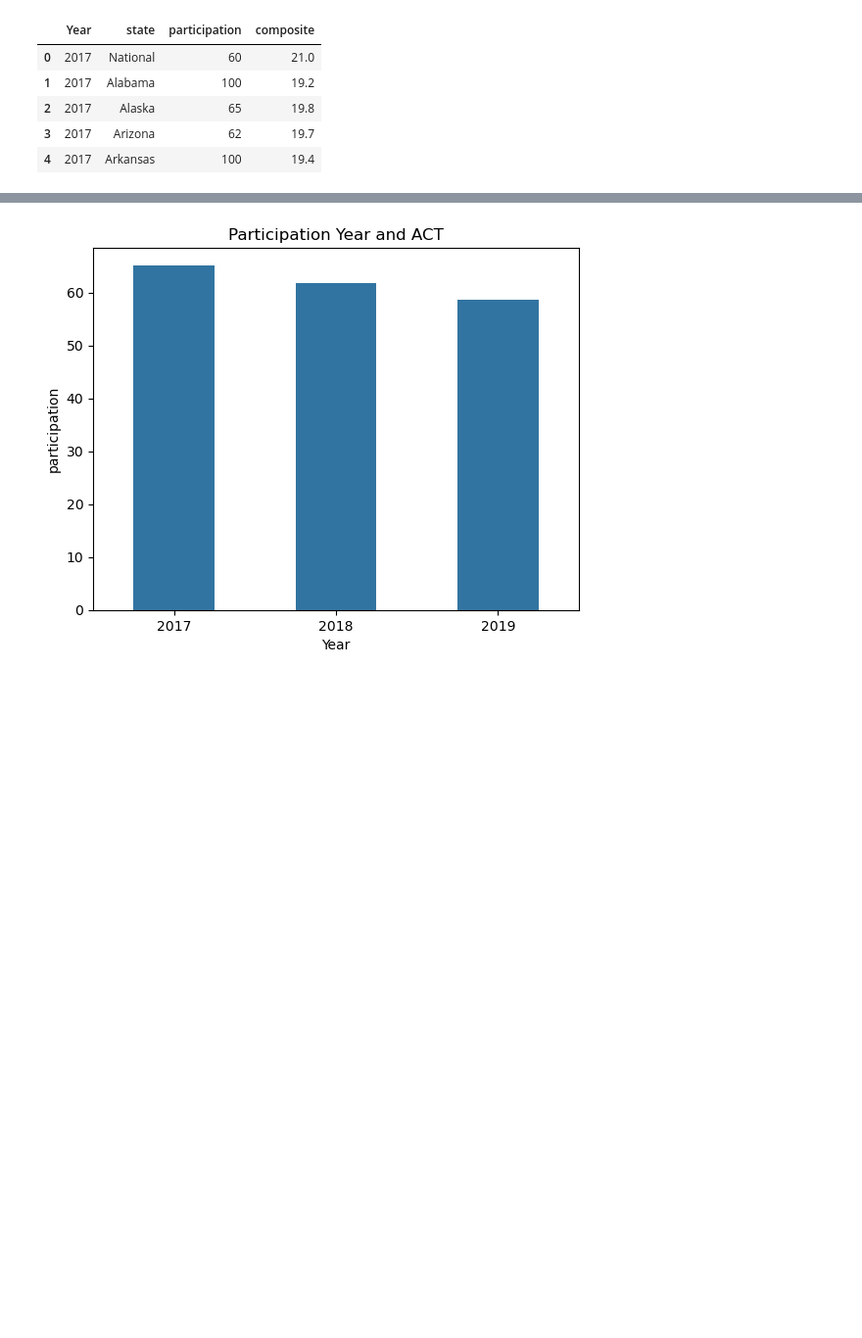
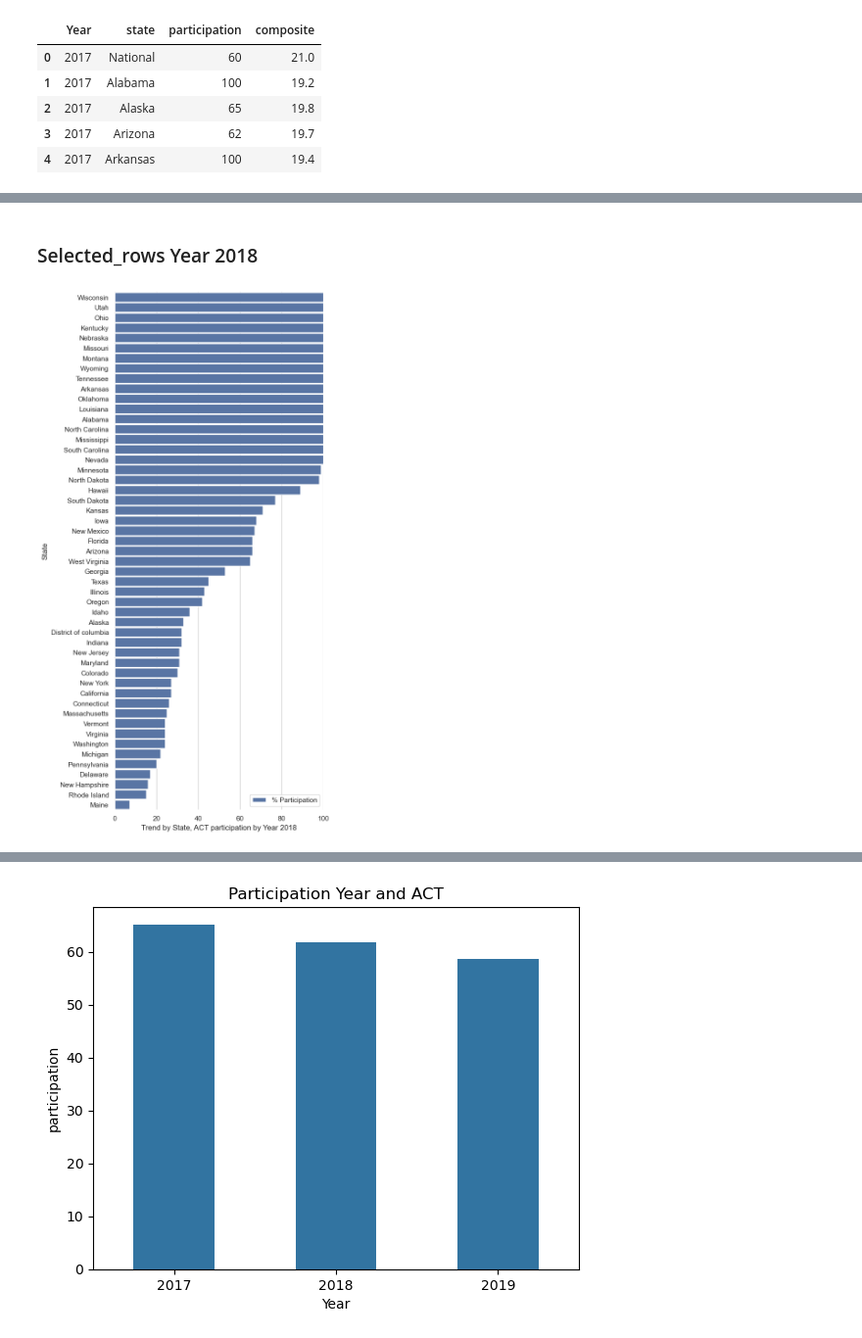
Before and after one commit to wegamoto/project_1, a Jupyter notebook: Project_1_exercise.ipynb, the cells around one changed output, grey strips where cells are left out. Shown: that part at 98% size. Drawn from its saved outputs; the diff is of its cells as text; code cells hidden in the pictures; blank space fills up the shorter version.

```diff
--- a/Project_1_exercise.ipynb
+++ b/Project_1_exercise.ipynb
@@ -730,0 +836,30 @@ plt.title('Trend by State, ACT participation by Year');
+# %% [markdown]
+### Selected_rows Year 2018
+# %%
+import seaborn as sns
+import matplotlib.pyplot as plt
+# Plot graph Select rows based on multiple criteria ACT 2017
+#sns.barplot(x='State',y='Participation', data=mean_population, hue='State',width=0.5)
+#sns.barplot(x='State',y='Participation', data=mean_population,width=0.5)
+sns.set_theme(style="whitegrid")
+
+# Initialize the matplotlib figure
+f, ax = plt.subplots(figsize=(6, 15))
+
+# Load the example 2018 dataset
+selected_rows = full_act.loc[(full_act['Year'] == 2018)]
+sort_selected_rows = selected_rows.sort_values(by=['Year', 'participation', 'composite'], ascending=False)
+
+# Plot the total by Year
+#sns.set_color_codes("pastel")
+#sns.barplot(x="Year", y="participation", data=selected_rows,
+#            label="Total of 2018", color="b")
+
+sns.barplot(x='participation',y='state', data=sort_selected_rows, label="% Participation",width=0.9)
+# Add a legend and informative axis label
+ax.legend(ncol=2, loc="lower right", frameon=True)
+ax.set(xlim=(0, 100), ylabel="State",
+       xlabel="Trend by State, ACT participation by Year 2018")
+sns.despine(left=True, bottom=True)
+# %% [output]
+[figure, added]
```
Also changed, not shown: parts of 38 cells of this notebook, 2 other files.
